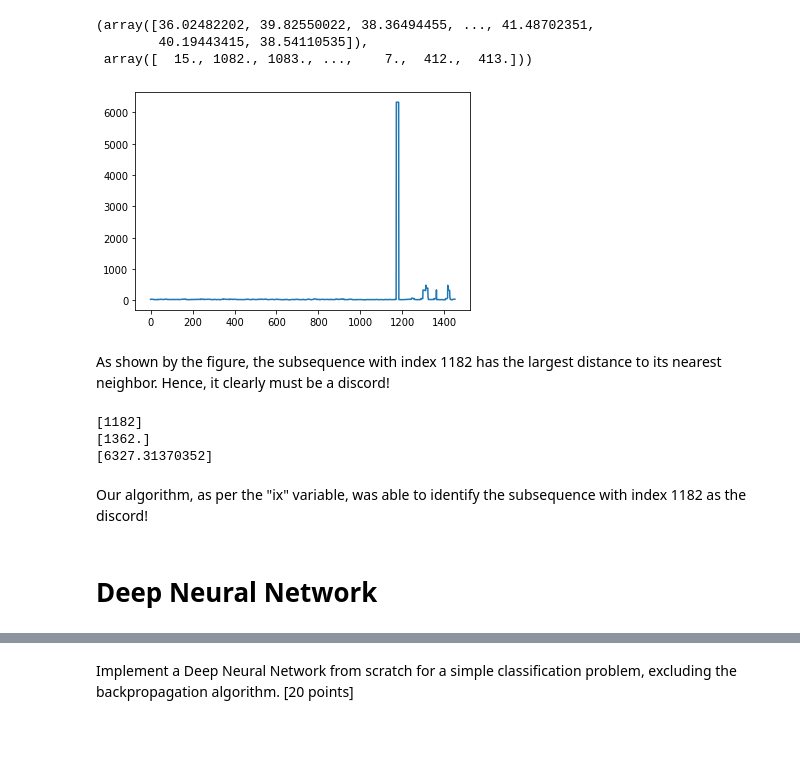
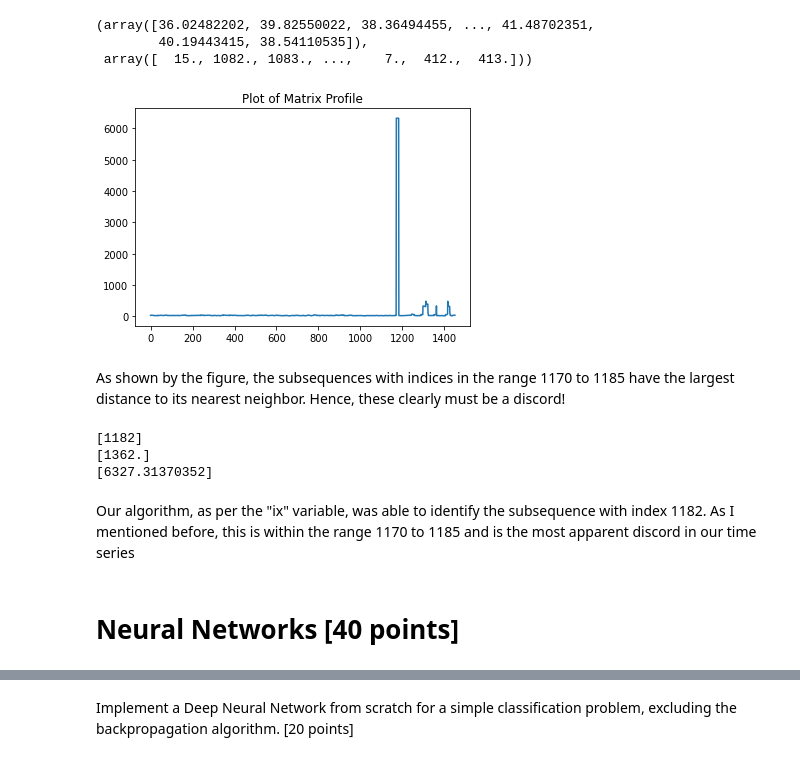
Before and after one commit to Ravi-Raghavan/ML_IOT_HW3, a Jupyter notebook: homework.ipynb, the cells around one changed output, grey strips where cells are left out. Cells and saved outputs as stored; diff of their text form; code cells hidden in the pictures; blank space fills up the shorter version.

```diff
--- a/homework.ipynb
+++ b/homework.ipynb
@@ -712,10 +806,11 @@ distance_profile, index_profile
 # %%
 #Plot the Distance Profile
 import matplotlib.pyplot as plt
+plt.title("Plot of Matrix Profile")
 plt.plot(distance_profile)
 plt.show()
 # %% [output]
-[figure, old version]
+[figure, new version]
 # %% [markdown]
-As shown by the figure, the subsequence with index 1182 has the largest distance to its nearest neighbor. Hence, it clearly must be a discord!
+As shown by the figure, the subsequences with indices in the range 1170 to 1185 have the largest distance to its nearest neighbor. Hence, these clearly must be a discord!
 # %%
@@ -732,6 +827,6 @@ print(distance_profile_ix)
 [1362.]
 [6327.31370352]
 # %% [markdown]
-Our algorithm, as per the "ix" variable, was able to identify the subsequence with index 1182 as the discord!
+Our algorithm, as per the "ix" variable, was able to identify the subsequence with index 1182. As I mentioned before, this is within the range 1170 to 1185 and is the most apparent discord in our time series
-# %% [markdown]
-# Deep Neural Network
+# %% [markdown]
+# Neural Networks [40 points]
```
Also changed, not shown: parts of 63 cells of this notebook.
